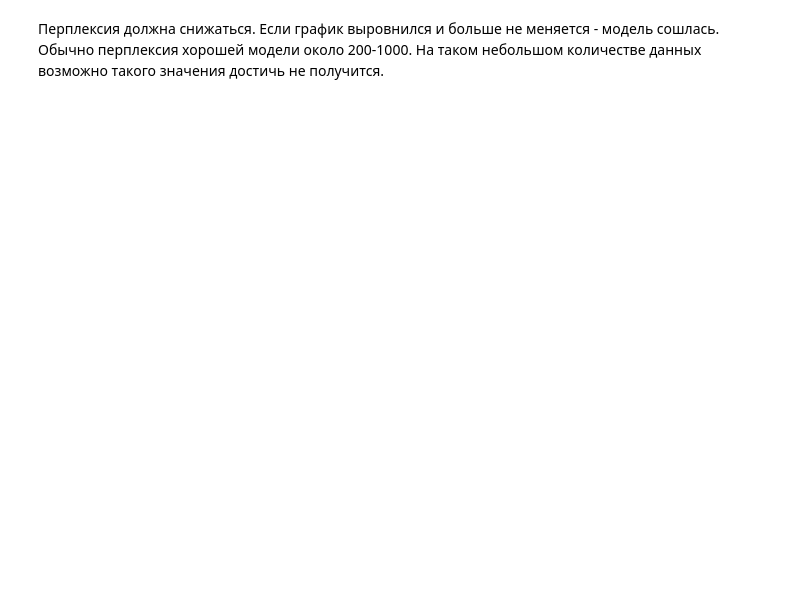
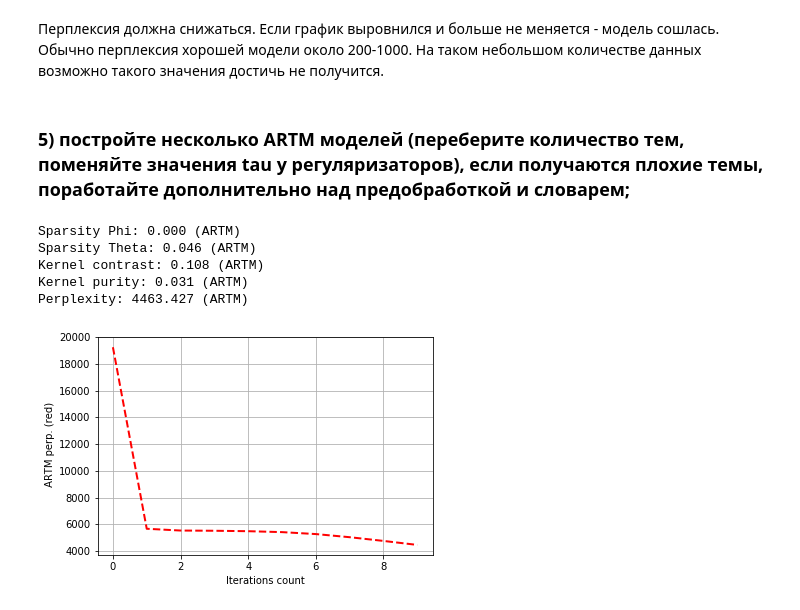
Before and after one commit to tududundra/nlp3year_Matveeva, a Jupyter notebook: Topic_model_BigARTM.ipynb, the cells around one changed output. Saved outputs shown, nothing was run; the diff lists cells and outputs as text; code cells hidden in the pictures; blank space fills up the shorter version.

```diff
--- a/Topic_model_BigARTM.ipynb
+++ b/Topic_model_BigARTM.ipynb
@@ -71,9 +76,9 @@ def tokenize(text):
 # %%
 habr_texts = opt_normalize([tokenize(remove_tags(text.lower())) for text in open('habr_texts.txt')])
 # %%
-# вернемся сюда через какое-то время
-# ph = gensim.models.Phrases(habr_texts, scoring='npmi', threshold=0.3,
-#                            common_terms=set(stopwords.words('russian'))) # можно указать слова, которые
+#вернемся сюда через какое-то время
+ph = gensim.models.Phrases(habr_texts, scoring='npmi', threshold=0.3,
+                           common_terms=set(stopwords.words('russian'))) # можно указать слова, которые
                                                                           # не будут учитываться
-# p = gensim.models.phrases.Phraser(ph)
-# ngrammed_habr_texts = p[habr_texts]
+p = gensim.models.phrases.Phraser(ph)
+ngrammed_habr_texts = p[habr_texts]
@@ -90,7 +93,7 @@ word_2:3 - слово и его частота (обратите внимани
 # %%
 f = open('habr_texts.vw', 'w')
 
-for i, text in enumerate(habr_texts):
+for i, text in enumerate(ngrammed_habr_texts):
     c = Counter(text)
     doc = 'doc_'+ str(i) + ' '
     vw_text = ' '.join([x.replace(':', '')+':'+str(c[x]) for x in c])
@@ -101,7 +104,7 @@ f.close()
 Для оценки будем использовать такую функцию (из туториалов от создателей библиотеки)
 # %%
 def print_measures(model_artm):
-    print('Sparsity Phi: {0:.3f} ARTM)'.format(
+    print('Sparsity Phi: {0:.3f} (ARTM)'.format(
         model_artm.score_tracker['SparsityPhiScore'].last_value)
 )
     print('Sparsity Theta: {0:.3f} (ARTM)'.format(
@@ -121,6 +124,7 @@ def print_measures(model_artm):
     plt.ylabel(' ARTM perp. (red)')
     plt.grid(True)
     plt.show()
+    return model_artm.score_tracker['PerplexityScore'].last_value
 # %% [markdown]
 BigARTM работает не с целым файлом, а с кусочками. Поэтому разбиваем наш .vw файл специальным классом в artm.
 # %%
@@ -227,2 +344,4 @@ print_measures(model_artm)
 # %% [markdown]
 Перплексия должна снижаться. Если график выровнился и больше не меняется - модель сошлась. Обычно перплексия хорошей модели около 200-1000. На таком небольшом количестве данных возможно такого значения достичь не получится.
+# %% [markdown]
+### 5) постройте несколько ARTM моделей (переберите количество тем, поменяйте значения tau у регуляризаторов), если получаются плохие темы, поработайте дополнительно над предобработкой и словарем;
@@ -228,0 +399,15 @@ print_measures(model_artm)
+# %%
+dictionary = artm.Dictionary()
+dictionary.load_text('new_eng_dict.txt')
+# %%
+perplexity, model_artm = grid_search(batch_vectorizer=batch_vectorizer,
+                  dictionary=dictionary,
+                  sparse_phi=True,
+                  sparse_theta=True)
+# %% [output]
+Sparsity Phi: 0.000 (ARTM)
+Sparsity Theta: 0.046 (ARTM)
+Kernel contrast: 0.108 (ARTM)
+Kernel purity: 0.031 (ARTM)
+Perplexity: 4463.427 (ARTM)
+[figure, added]
```
Also changed, not shown: parts of 59 cells of this notebook.
